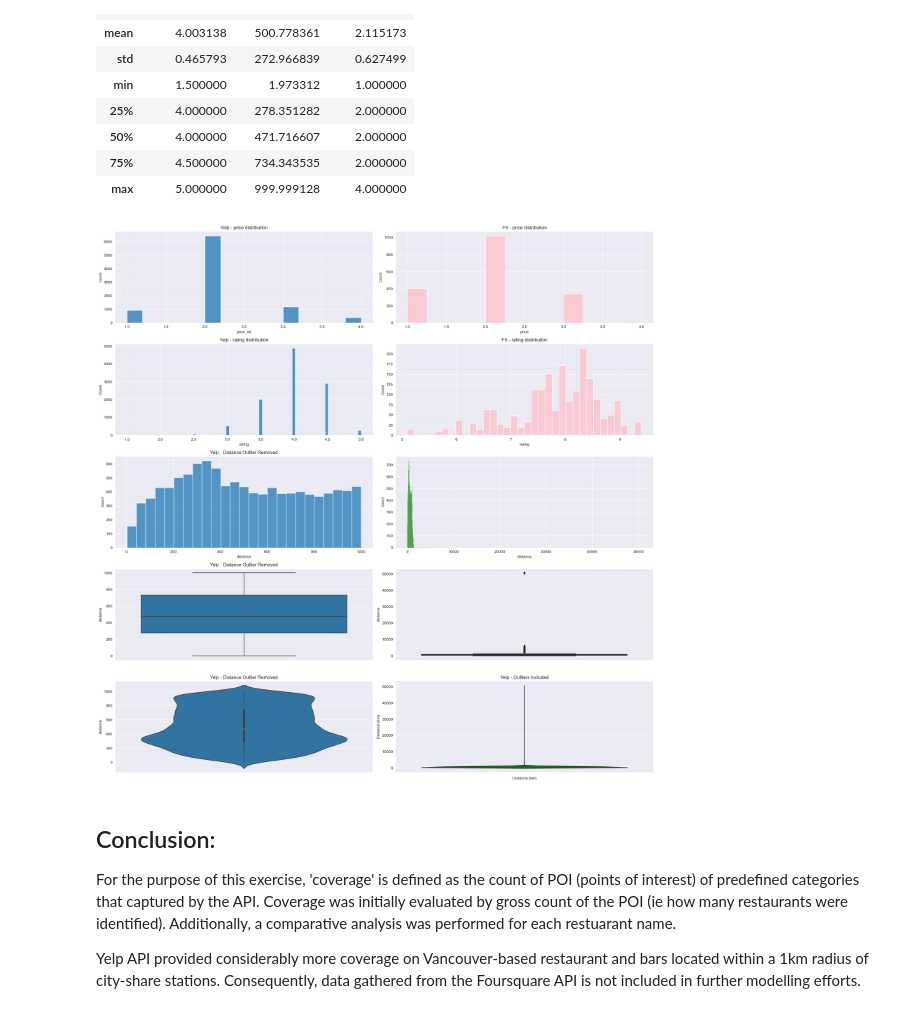
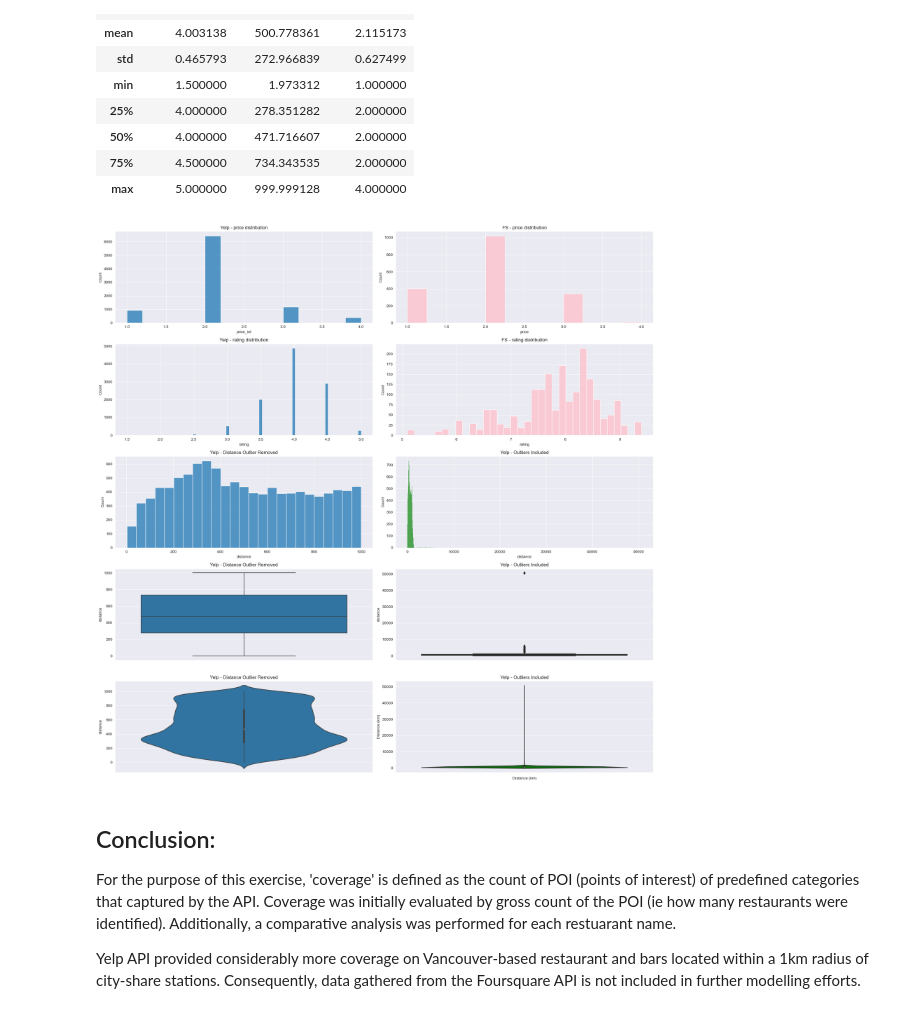
Before and after one commit to j-lepard/LHL-Statistics, a Jupyter notebook: notebooks/02.yelp_foursquare_EDA.ipynb, the cells around one changed output. Saved outputs shown, nothing was run; the diff lists cells and outputs as text; code cells hidden in the pictures.

Commit message:
Update Chart lables.

```diff
--- a/notebooks/02.yelp_foursquare_EDA.ipynb
+++ b/notebooks/02.yelp_foursquare_EDA.ipynb
@@ -417,39 +417,42 @@ plt.title('Distribution of Distances from Bus Stop')
 plt.xlabel('Distance (km)')
 plt.ylabel('Number of Places')
 plt.xlim(0,1100)
+axes[2][1].set_title('Yelp - Outliers Included')
 #
 # # 2. Boxplot
 #
 sns.boxplot(y=YELP_df_clean_1km['distance'],ax=axes[3][0])
 plt.title('Distances from Bus Stop')
 plt.ylabel('Distance (km)')
 axes[3][0].set_title('Yelp - Distance Outlier Removed')
 
 sns.boxplot(y=YELP_df_clean['distance'],ax=axes[3][1], color='green')
 plt.title('Distances from Bus Stop')
 plt.ylabel('Distance (km)')
+axes[3][1].set_title('Yelp - Outliers Included')
 
 #
 # # 3. Violin Plot
 #
 sns.violinplot(y=YELP_df_clean_1km['distance'],ax=axes[4][0])
 plt.title('Violin Plot of Distances from Bus Stop')
 plt.ylabel('Distance (km)')
 # plt.ylim(0,1000)
 axes[4][0].set_title('Yelp - Distance Outlier Removed')
 
 sns.violinplot(y=YELP_df_clean['distance'],ax=axes[4][1], color='green')
 plt.title('Violin Plot of Distances from Bus Stop')
 plt.ylabel('Distance (km)')
 # plt.ylim(0,1000)
+# plt.xlim(-100,100)
 axes[4][1].set_title('Yelp - Outliers Included')
 
 plt.tight_layout()
 
 
 ## Interpretation= there are some outliers with the distance to the bike station!! How many are there?
 # %% [output]
-[figure, old version]
+[figure, new version]
 # %%
 ### Outlier (distance) count between FS and Yelp
 
```
